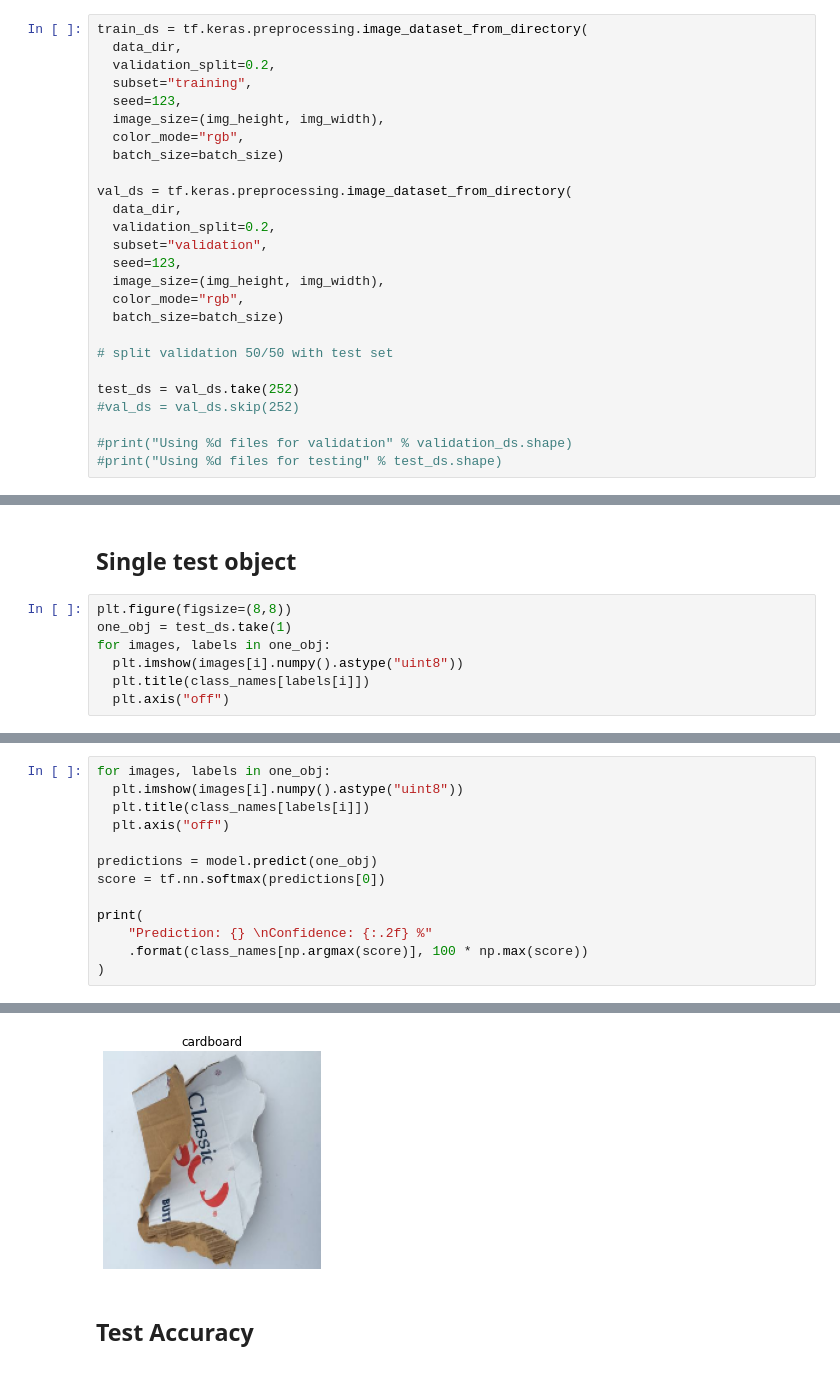
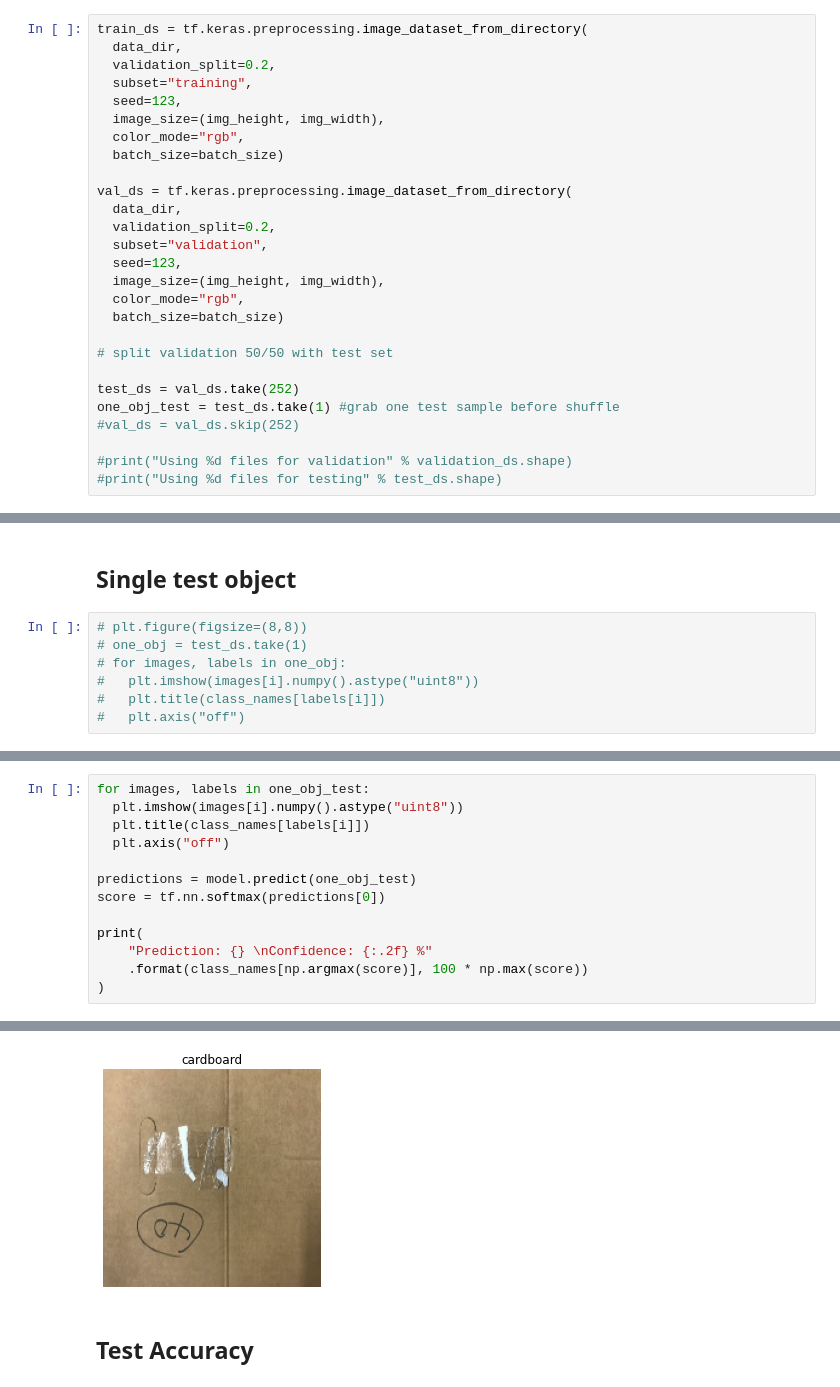
Before and after one commit to jjrico/Trash-Image-Classification, a Jupyter notebook: Trash_Classification.ipynb, the cells around one changed output, grey strips where cells are left out. Drawn from its saved outputs; the diff is of its cells as text.

```diff
--- a/Trash_Classification.ipynb
+++ b/Trash_Classification.ipynb
@@ -110,6 +113,7 @@ val_ds = tf.keras.preprocessing.image_dataset_from_directory(
 # split validation 50/50 with test set
 
 test_ds = val_ds.take(252)
+one_obj_test = test_ds.take(1) #grab one test sample before shuffle
 #val_ds = val_ds.skip(252)
 
 #print("Using %d files for validation" % validation_ds.shape)
@@ -296,9 +301,9 @@ plt.show()
 # %% [markdown]
 ## Single test object
 # %%
-plt.figure(figsize=(8,8))
-one_obj = test_ds.take(1)
-for images, labels in one_obj:
-  plt.imshow(images[i].numpy().astype("uint8"))
-  plt.title(class_names[labels[i]])
-  plt.axis("off")
+# plt.figure(figsize=(8,8))
+# one_obj = test_ds.take(1)
+# for images, labels in one_obj:
+#   plt.imshow(images[i].numpy().astype("uint8"))
+#   plt.title(class_names[labels[i]])
+#   plt.axis("off")
@@ -307,10 +310,10 @@ for images, labels in one_obj:
 # %%
-for images, labels in one_obj:
+for images, labels in one_obj_test:
   plt.imshow(images[i].numpy().astype("uint8"))
   plt.title(class_names[labels[i]])
   plt.axis("off")
 
-predictions = model.predict(one_obj)
+predictions = model.predict(one_obj_test)
 score = tf.nn.softmax(predictions[0])
 
 print(
@@ -323,4 +326,4 @@ Confidence: 44.70 %
-[figure, old version]
+[figure, new version]
 # %% [markdown]
 ## Test Accuracy
 # %%
```
Also changed, not shown: parts of 10 cells of this notebook.
